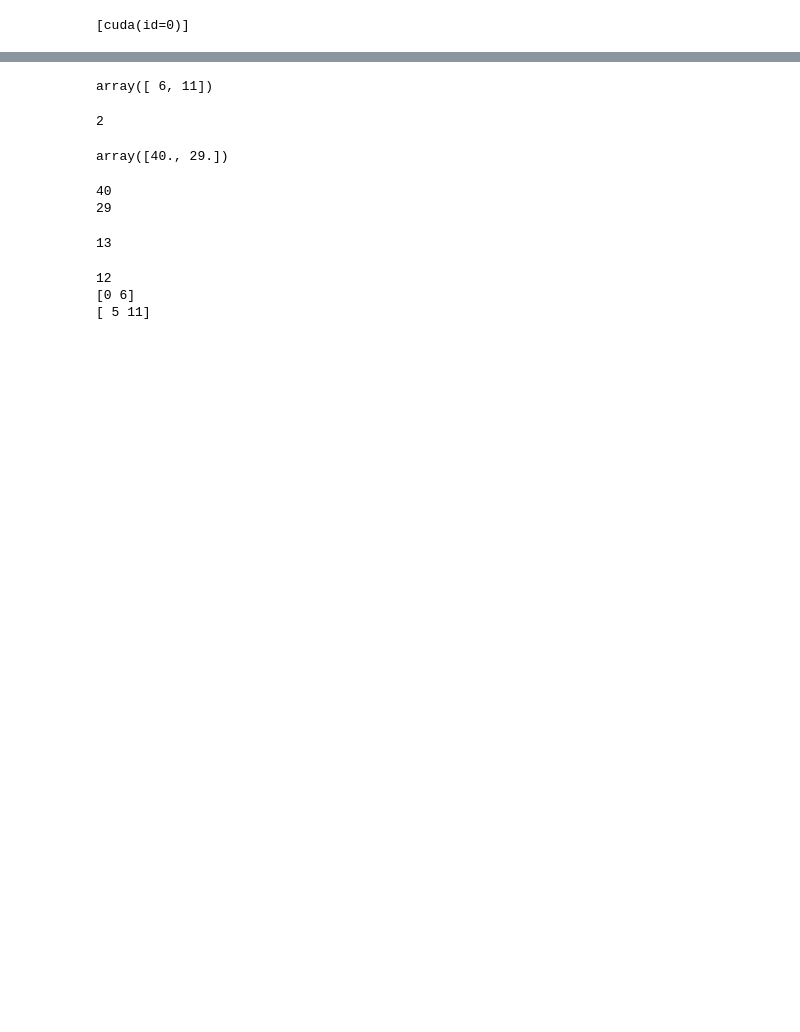
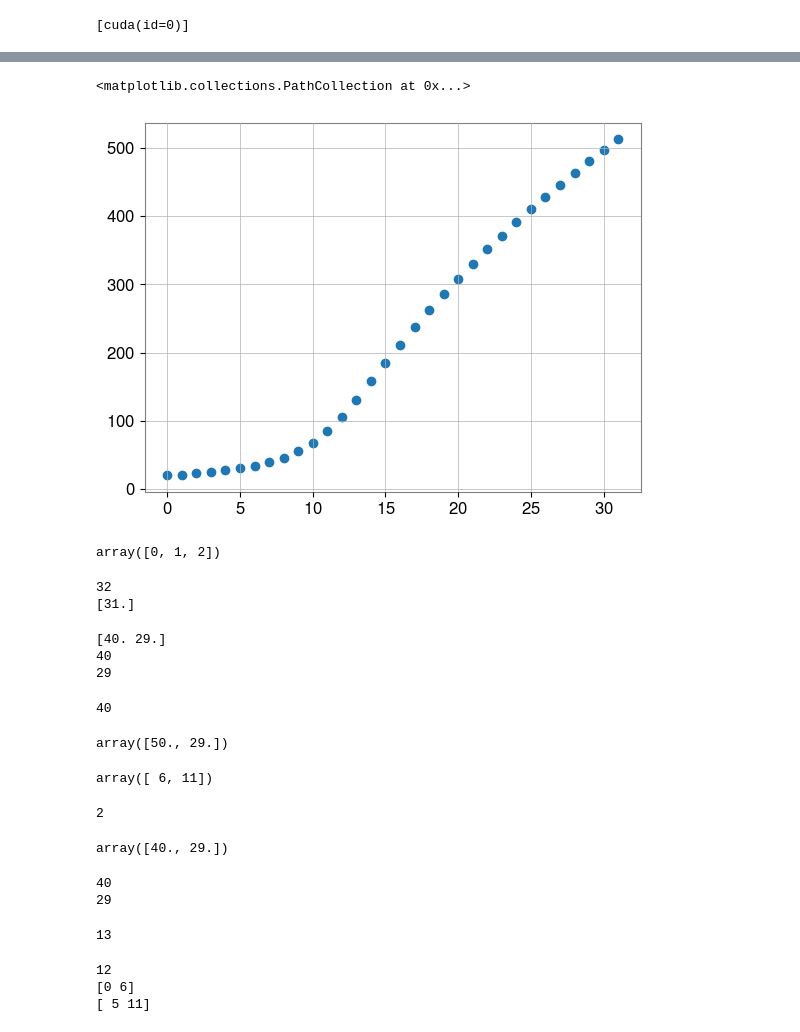
Before and after one commit to leviyevalex/sSVN_GW, a Jupyter notebook: notebooks/gwfast_150914.ipynb, the cells around one changed output, grey strips where cells are left out. Cells and saved outputs as stored; diff of their text form; code cells hidden in the pictures; blank space fills up the shorter version.

```diff
--- a/notebooks/gwfast_150914.ipynb
+++ b/notebooks/gwfast_150914.ipynb
@@ -101,3 +94,63 @@ sums = cumsum[bin_ends + 1] - cumsum[bin_starts]
+# %%
+plt.scatter(np.arange(len(sparse_grid)), np.array(sparse_grid))
+# %% [output]
+<matplotlib.collections.PathCollection at 0x...>
+[figure, added]
+# %%
+np.arange(len(sparse_grid))
+# %% [output]
+array([0, 1, 2])
+# %%
+print(len(g_grid))
+print(num_bins)
+# %% [output]
+32
+[31.]
+# %%
+def sum_in_bins(arr, f_grid, sparse_grid):
+    """
+    # NOTE: Eliminate last element in sparse_grid to avoid bin edge placement at boundary
+    # NOTE: Assumes f_grid and sparse_grid are sorted and have no repeated elements
+    # NOTE: Pad cumsum array to handle edge case where i=0
+    """
+    bin_starts = np.searchsorted(f_grid, sparse_grid[:-1], side='left')
+
+    bin_ends = np.zeros_like(bin_starts)
+    bin_ends[:-1] = bin_starts[1:] - 1
+    bin_ends[-1] = len(f_grid) - 1
+
+    cumsum = np.zeros(len(arr) + 1)
+    cumsum[1:] = np.cumsum(arr)
+    return cumsum[bin_ends + 1] - cumsum[bin_starts]
+
+# Test cases
+f_grid = np.array([1.0, 2.0, 2.5, 2.7, 3.0, 3.1, 3.3, 3.7, 4.0, 4.1, 5.0, 6.0])
+sparse_grid = np.array([1.0, 3.3, 6.0])
+arr = np.array([5, 5, 6, 7, 8, 9, 10, 1, 12, 1, 2, 3])
+
+print(sum_in_bins(arr, f_grid, sparse_grid))
+print(np.sum(arr[:6]))
+print(np.sum(arr[6:]))
+# %% [output]
+[40. 29.]
+40
+29
+# %%
+
+
+# bin_starts = np.searchsorted(f_grid, sparse_grid[:-1], side='left')
+# bin_ends = np.searchsorted(f_grid, sparse_grid[1:], side='left')
+# cumsum = np.zeros(len(arr) + 1)
+# cumsum[1:] = np.cumsum(arr)
+# sums = cumsum[bin_ends + 1] - cumsum[bin_starts]
+# bin_ends = np.searchsorted(f_grid, sparse_grid[1:], side='left')
+5 + 5 + 6 + 7 + 8 + 9
+# %% [output]
+40
+# %%
+sums
+# %% [output]
+array([50., 29.])
 # %%
 bin_ends
 # Example usage:
```
Also changed, not shown: parts of 2 cells of this notebook.
